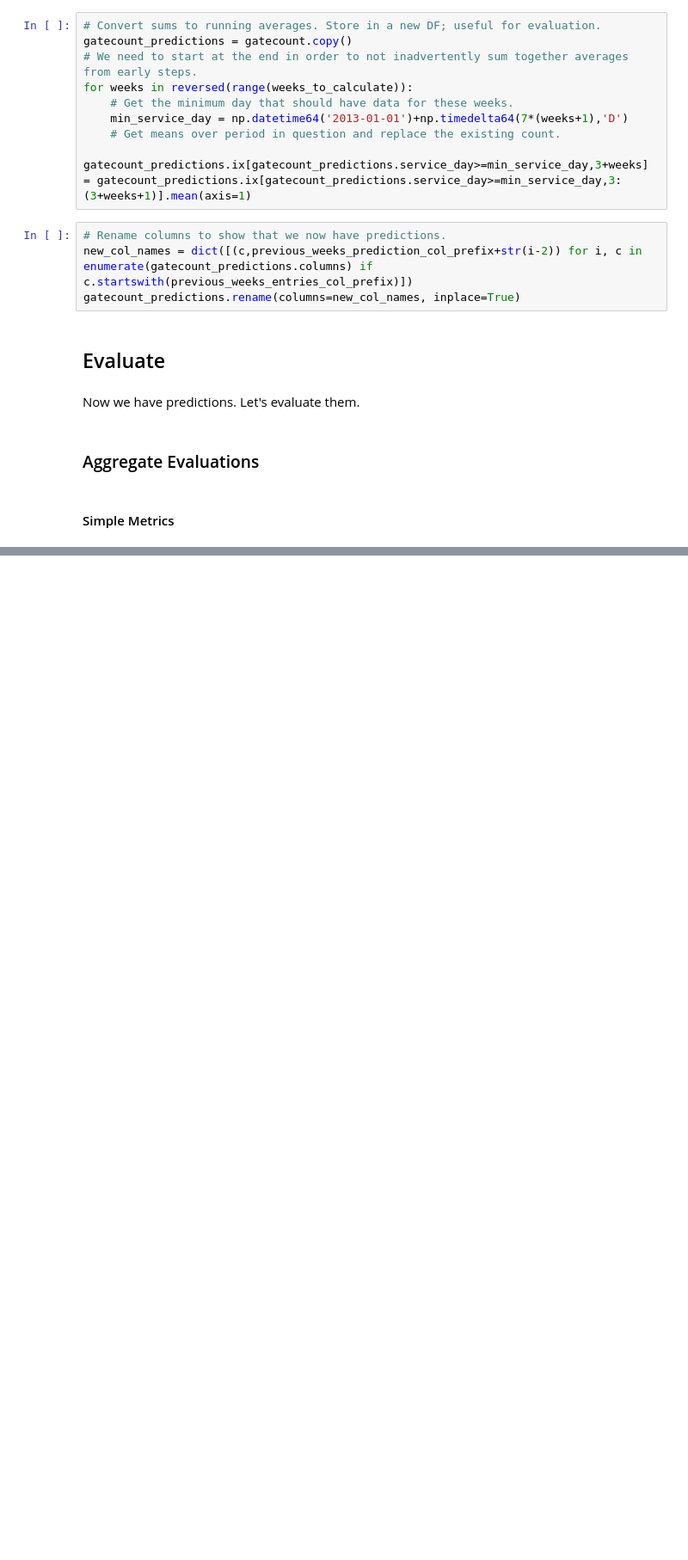
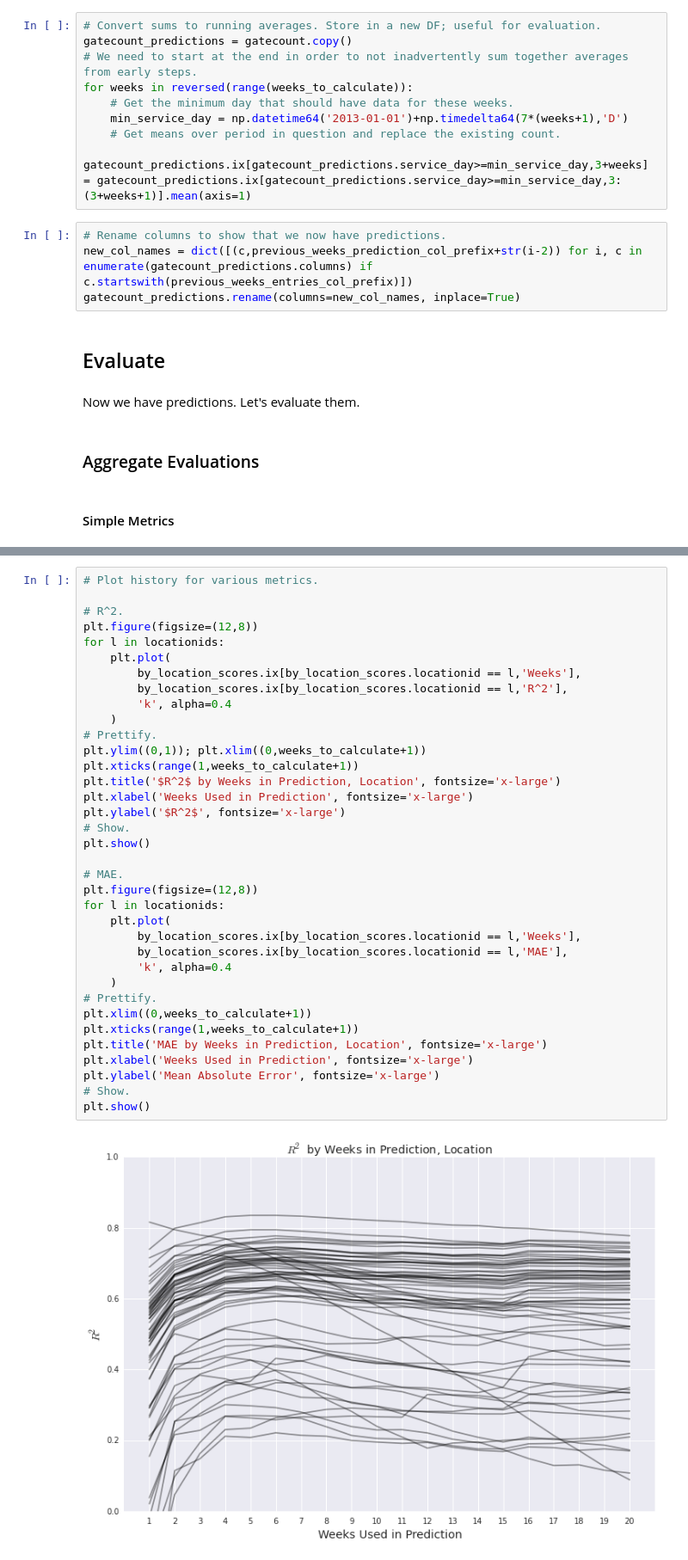
Before and after one commit to azampagl/harvard-capstone, a Jupyter notebook: src/prediction/simple_past_weeks_predictions.ipynb, the cells around one changed output, grey strips where cells are left out. Shown at 86% size. Saved outputs shown, nothing was run; the diff lists cells and outputs as text; blank space fills up the shorter version.

Commit message:
Added by-location comparisons of simple weekly average model

```diff
--- a/src/prediction/simple_past_weeks_predictions.ipynb
+++ b/src/prediction/simple_past_weeks_predictions.ipynb
@@ -135,0 +172,38 @@ plt.show()
+# %%
+# Plot history for various metrics.
+
+# R^2.
+plt.figure(figsize=(12,8))
+for l in locationids:
+    plt.plot(
+        by_location_scores.ix[by_location_scores.locationid == l,'Weeks'],
+        by_location_scores.ix[by_location_scores.locationid == l,'R^2'],
+        'k', alpha=0.4
+    )
+# Prettify.
+plt.ylim((0,1)); plt.xlim((0,weeks_to_calculate+1))
+plt.xticks(range(1,weeks_to_calculate+1))
+plt.title('$R^2$ by Weeks in Prediction, Location', fontsize='x-large')
+plt.xlabel('Weeks Used in Prediction', fontsize='x-large')
+plt.ylabel('$R^2$', fontsize='x-large')
+# Show.
+plt.show()
+
+# MAE.
+plt.figure(figsize=(12,8))
+for l in locationids:
+    plt.plot(
+        by_location_scores.ix[by_location_scores.locationid == l,'Weeks'],
+        by_location_scores.ix[by_location_scores.locationid == l,'MAE'],
+        'k', alpha=0.4
+    )
+# Prettify.
+plt.xlim((0,weeks_to_calculate+1))
+plt.xticks(range(1,weeks_to_calculate+1))
+plt.title('MAE by Weeks in Prediction, Location', fontsize='x-large')
+plt.xlabel('Weeks Used in Prediction', fontsize='x-large')
+plt.ylabel('Mean Absolute Error', fontsize='x-large')
+# Show.
+plt.show()
+# %% [output]
+[figure, added]
```
Also changed, not shown: parts of 5 cells of this notebook.
